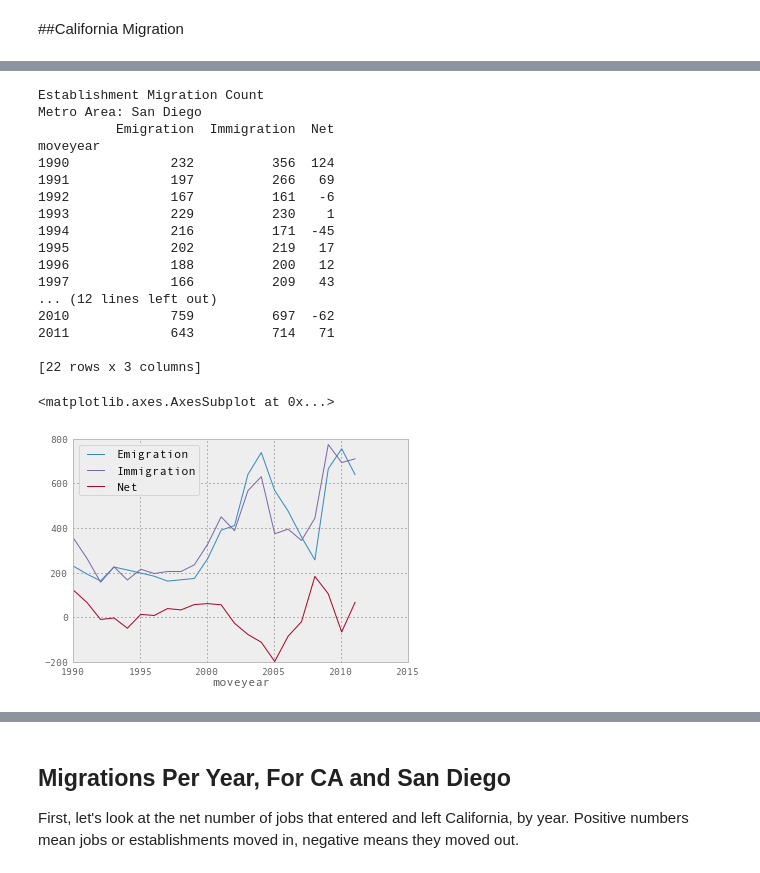
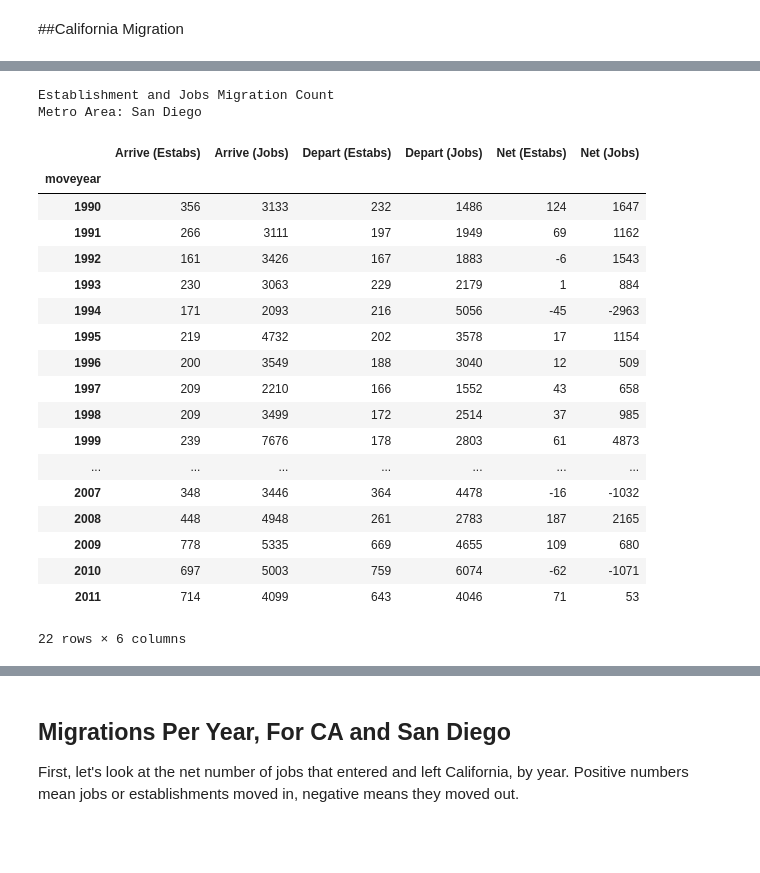
Before and after one commit to SDRDLAnalysts/pdp-data-projects, a Jupyter notebook: voiceofsandiego.org/business-migrations/analysts/gonzalo.ipynb, the cells around one changed output, grey strips where cells are left out. Cells and saved outputs as stored; diff of their text form; code cells hidden in the pictures; blank space fills up the shorter version.

```diff
--- a/voiceofsandiego.org/business-migrations/analysts/gonzalo.ipynb
+++ b/voiceofsandiego.org/business-migrations/analysts/gonzalo.ipynb
@@ -93,33 +98,44 @@ moveyear
 # %%
-print "Establishment Migration Count"
+print "Establishment and Jobs Migration Count"
 print "Metro Area: San Diego"
-sdim = df[(df.origin_metro_area!='San Diego-Carlsbad-San Marcos, CA')&(df.destination_metro_area=='San Diego-Carlsbad-San Marcos, CA')].groupby('moveyear').estabs.sum()
-sdem = df[(df.origin_metro_area=='San Diego-Carlsbad-San Marcos, CA')&(df.destination_metro_area!='San Diego-Carlsbad-San Marcos, CA')].groupby('moveyear').estabs.sum()
+
+sdimest = df[(df.origin_metro_area!='San Diego-Carlsbad-San Marcos, CA')
+          &(df.destination_metro_area=='San Diego-Carlsbad-San Marcos, CA')].groupby('moveyear').estabs.sum()
+sdimjobs = df[(df.origin_metro_area!='San Diego-Carlsbad-San Marcos, CA')
+          &(df.destination_metro_area=='San Diego-Carlsbad-San Marcos, CA')].groupby('moveyear').jobs.sum()
+sdemest = df[(df.origin_metro_area=='San Diego-Carlsbad-San Marcos, CA')
+          &(df.destination_metro_area!='San Diego-Carlsbad-San Marcos, CA')].groupby('moveyear').estabs.sum()
+sdemjobs = df[(df.origin_metro_area=='San Diego-Carlsbad-San Marcos, CA')
+          &(df.destination_metro_area!='San Diego-Carlsbad-San Marcos, CA')].groupby('moveyear').jobs.sum()
 
 sdmi = pd.DataFrame({
-'Immigration': pd.Series(sdim),
-'Emigration': pd.Series(sdem),
-'Net': pd.Series(sdim-sdem)
+'Arrive (Estabs)': pd.Series(sdimest),
+'Arrive (Jobs)': pd.Series(sdimjobs),
+'Depart (Estabs)': pd.Series(sdemest),
+'Depart (Jobs)': pd.Series(sdemjobs),
+'Net (Estabs)': pd.Series(sdimest-sdemest),
+'Net (Jobs)': pd.Series(sdimjobs-sdemjobs)
 })
-print sdmi
-sdmi.plot()
+sdmi
 # %% [output]
-Establishment Migration Count
+Establishment and Jobs Migration Count
 Metro Area: San Diego
-          Emigration  Immigration  Net
-moveyear
-1990             232          356  124
-1991             197          266   69
-1992             167          161   -6
-1993             229          230    1
-1994             216          171  -45
-1995             202          219   17
-1996             188          200   12
-1997             166          209   43
-... (12 lines left out)
-2010             759          697  -62
-2011             643          714   71
-
-[22 rows x 3 columns]
+|  | Arrive (Estabs) | Arrive (Jobs) | Depart (Estabs) | Depart (Jobs) | Net (Estabs) | Net (Jobs) |
+| moveyear |  |  |  |  |  |  |
+| 1990 | 356 | 3133 | 232 | 1486 | 124 | 1647 |
+| 1991 | 266 | 3111 | 197 | 1949 | 69 | 1162 |
+| 1992 | 161 | 3426 | 167 | 1883 | -6 | 1543 |
+| 1993 | 230 | 3063 | 229 | 2179 | 1 | 884 |
+| 1994 | 171 | 2093 | 216 | 5056 | -45 | -2963 |
+| 1995 | 219 | 4732 | 202 | 3578 | 17 | 1154 |
+| 1996 | 200 | 3549 | 188 | 3040 | 12 | 509 |
+| 1997 | 209 | 2210 | 166 | 1552 | 43 | 658 |
+| 1998 | 209 | 3499 | 172 | 2514 | 37 | 985 |
+| 1999 | 239 | 7676 | 178 | 2803 | 61 | 4873 |
+| ... | ... | ... | ... | ... | ... | ... |
+| 2007 | 348 | 3446 | 364 | 4478 | -16 | -1032 |
+| 2008 | 448 | 4948 | 261 | 2783 | 187 | 2165 |
+| 2009 | 778 | 5335 | 669 | 4655 | 109 | 680 |
+| 2010 | 697 | 5003 | 759 | 6074 | -62 | -1071 |
+| 2011 | 714 | 4099 | 643 | 4046 | 71 | 53 |
-<matplotlib.axes.AxesSubplot at 0x...>
+22 rows × 6 columns
-[figure, removed]
```
Also changed, not shown: parts of 11 cells of this notebook.
